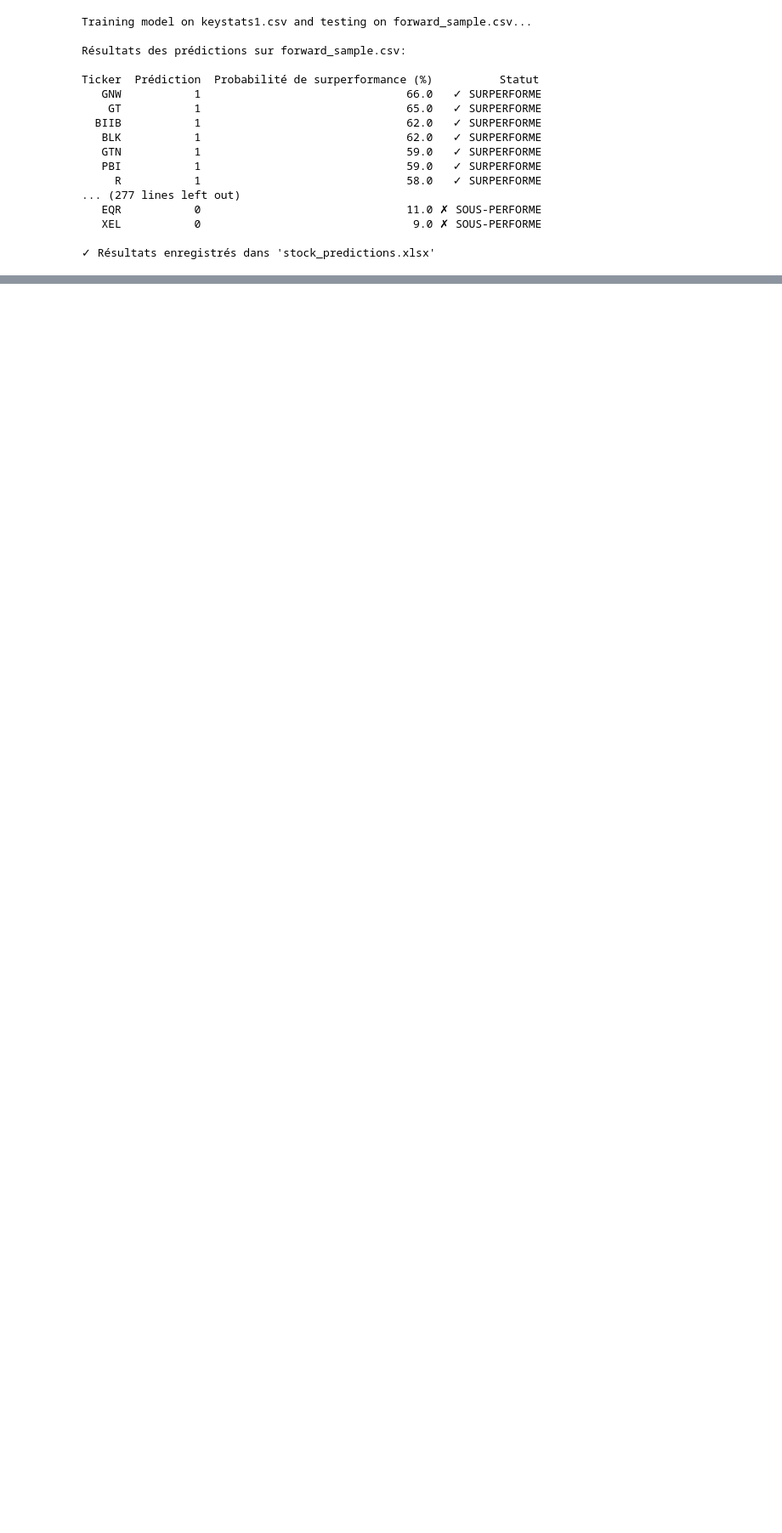
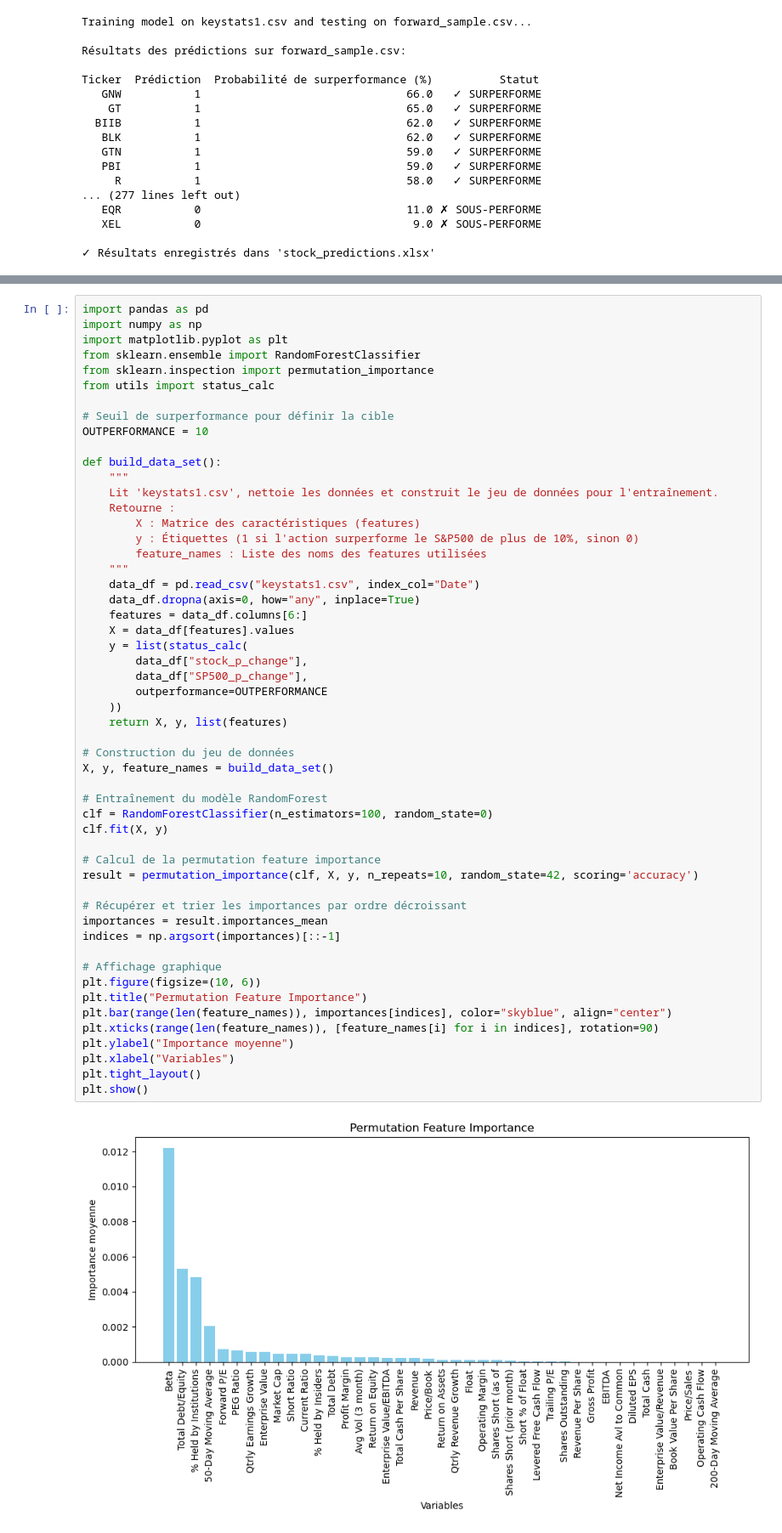
Before and after one commit to Kelian2909/projet, a Jupyter notebook: proj/analysis.ipynb, the cells around one changed output, grey strips where cells are left out. Shown at 85% size. Cells and saved outputs as stored; diff of their text form; blank space fills up the shorter version.

```diff
--- a/proj/analysis.ipynb
+++ b/proj/analysis.ipynb
@@ -1184,0 +1187,55 @@ plt.show()
+# %%
+import pandas as pd
+import numpy as np
+import matplotlib.pyplot as plt
+from sklearn.ensemble import RandomForestClassifier
+from sklearn.inspection import permutation_importance
+from utils import status_calc
+
+# Seuil de surperformance pour définir la cible
+OUTPERFORMANCE = 10
+
+def build_data_set():
+    """
+    Lit 'keystats1.csv', nettoie les données et construit le jeu de données pour l'entraînement.
+    Retourne :
+        X : Matrice des caractéristiques (features)
+        y : Étiquettes (1 si l'action surperforme le S&P500 de plus de 10%, sinon 0)
+        feature_names : Liste des noms des features utilisées
+    """
+    data_df = pd.read_csv("keystats1.csv", index_col="Date")
+    data_df.dropna(axis=0, how="any", inplace=True)
+    features = data_df.columns[6:]
+    X = data_df[features].values
+    y = list(status_calc(
+        data_df["stock_p_change"],
+        data_df["SP500_p_change"],
+        outperformance=OUTPERFORMANCE
+    ))
+    return X, y, list(features)
+
+# Construction du jeu de données
+X, y, feature_names = build_data_set()
+
+# Entraînement du modèle RandomForest
+clf = RandomForestClassifier(n_estimators=100, random_state=0)
+clf.fit(X, y)
+
+# Calcul de la permutation feature importance
+result = permutation_importance(clf, X, y, n_repeats=10, random_state=42, scoring='accuracy')
+
+# Récupérer et trier les importances par ordre décroissant
+importances = result.importances_mean
+indices = np.argsort(importances)[::-1]
+
+# Affichage graphique
+plt.figure(figsize=(10, 6))
+plt.title("Permutation Feature Importance")
+plt.bar(range(len(feature_names)), importances[indices], color="skyblue", align="center")
+plt.xticks(range(len(feature_names)), [feature_names[i] for i in indices], rotation=90)
+plt.ylabel("Importance moyenne")
+plt.xlabel("Variables")
+plt.tight_layout()
+plt.show()
+# %% [output]
+[figure, added]
```
Also changed, not shown: parts of 1 cell of this notebook.
